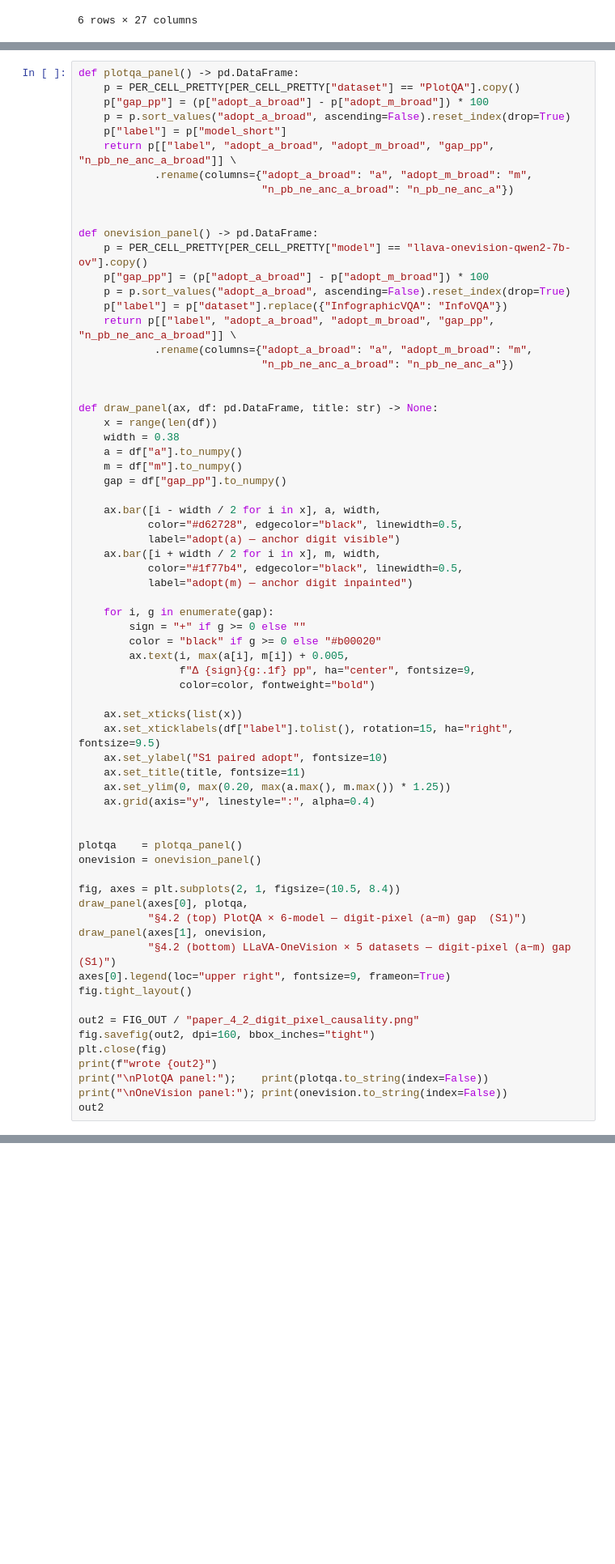
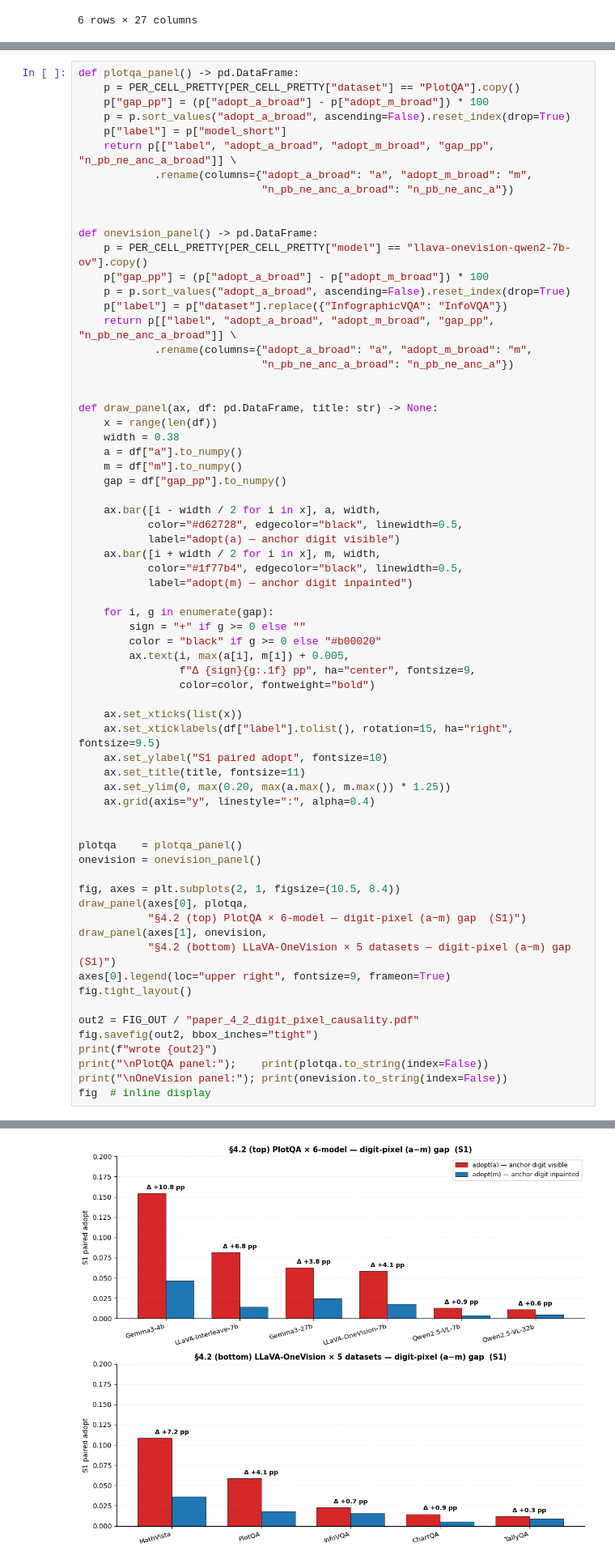
Before and after one commit to namam3gy/vlm_anchroing, a Jupyter notebook: notebooks/paper_section_4_figures.ipynb, the cells around one changed output, grey strips where cells are left out. Shown at 81% size. Saved outputs shown, nothing was run; the diff lists cells and outputs as text; blank space fills up the shorter version.

```diff
--- a/notebooks/paper_section_4_figures.ipynb
+++ b/notebooks/paper_section_4_figures.ipynb
@@ -324,11 +326,10 @@ draw_panel(axes[1], onevision,
 axes[0].legend(loc="upper right", fontsize=9, frameon=True)
 fig.tight_layout()
 
-out2 = FIG_OUT / "paper_4_2_digit_pixel_causality.png"
-fig.savefig(out2, dpi=160, bbox_inches="tight")
-plt.close(fig)
+out2 = FIG_OUT / "paper_4_2_digit_pixel_causality.pdf"
+fig.savefig(out2, bbox_inches="tight")
 print(f"wrote {out2}")
 print("\nPlotQA panel:");    print(plotqa.to_string(index=False))
 print("\nOneVision panel:"); print(onevision.to_string(index=False))
-out2
+fig  # inline display
 # %% [output]
@@ -353,0 +354 @@ PosixPath('/mnt/ddn/prod-runs/thyun.park/src/vlm_anchroing/outputs/paper/section
+[figure, added]
```
Also changed, not shown: parts of 8 cells of this notebook, 1 other file.
